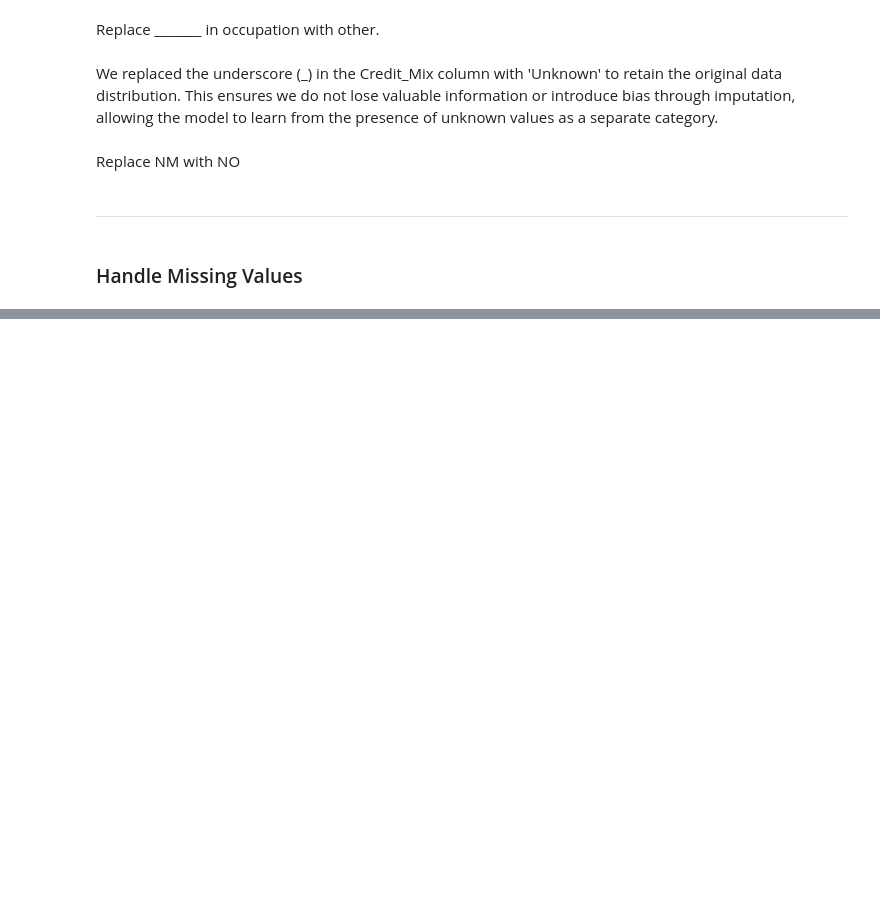
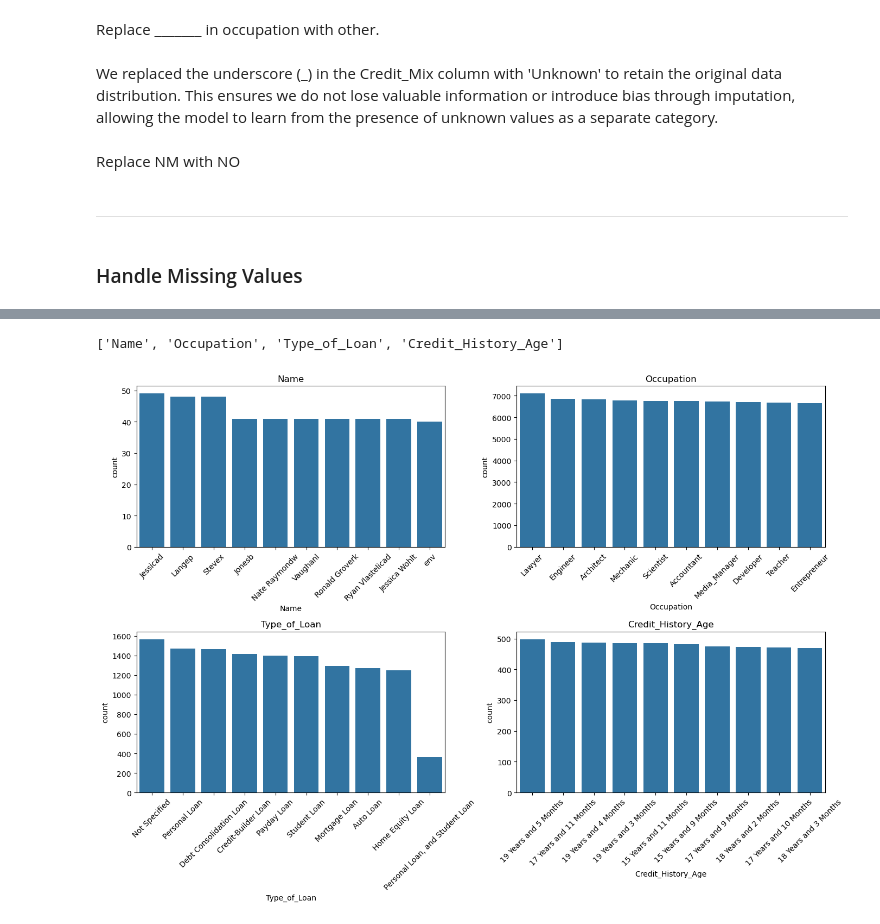
Before and after one commit to danisharain12/Credit-Score-Classification, a Jupyter notebook: Credit Score Classification.ipynb, the cells around one changed output, grey strips where cells are left out. Cells and saved outputs as stored; diff of their text form; code cells hidden in the pictures; blank space fills up the shorter version.

```diff
--- a/Credit Score Classification.ipynb
+++ b/Credit Score Classification.ipynb
@@ -339,7 +327,0 @@ plt.show()
-# %%
-non_null_vals = df['Monthly_Inhand_Salary'].dropna()
-
-# Fill missing with random samples from existing distribution
-df['Monthly_Inhand_Salary'] = df['Monthly_Inhand_Salary'].apply(
-    lambda x: np.random.choice(non_null_vals) if pd.isnull(x) else x
-)
@@ -351,10 +332,17 @@ plt.show()
+# %%
+num_cols = df.select_dtypes(include=['number']).columns
+
+for col in num_cols:
+    if df[col].isnull().sum() > 0:
+        non_null_values = df[col].dropna().values
+        df[col] = df[col].apply(lambda x: np.random.choice(non_null_values) if pd.isnull(x) else x)
 # %%
-plt.figure(figsize=(20, 15))
+# plt.figure(figsize=(20, 15))
 
-for i, col in enumerate(num_missing):
-    plt.subplot(4, 3, i + 1)
-    sns.histplot(data=df, x=col, kde=True)
-    plt.title(col)
+# for i, col in enumerate(num_missing):
+#     plt.subplot(4, 3, i + 1)
+#     sns.histplot(data=df, x=col, kde=True)
+#     plt.title(col)
 
-plt.tight_layout()
-plt.show()
+# plt.tight_layout()
+# plt.show()
@@ -363,3 +348,0 @@ plt.show()
-# %%
-for i in num_missing:
-    df[i].fillna(df[i].median(), inplace=True)
@@ -377,0 +349,19 @@ df[num_missing].describe()
+# %%
+cat = df.select_dtypes(include=['object']).columns
+cat_missing = [col for col in cat if df[col].isnull().sum() > 0]
+cat_missing
+# %% [output]
+['Name', 'Occupation', 'Type_of_Loan', 'Credit_History_Age']
+# %%
+plt.figure(figsize=(14,10))
+for i, col in enumerate(cat_missing):
+    plt.subplot(2, 2, i + 1)
+    top_10 = df[col].value_counts().nlargest(10).sort_values(ascending=False).index
+    sns.countplot(data=df[df[col].isin(top_10)], x=col, order=top_10)
+    plt.title(col)
+    plt.xticks(rotation=45)
+
+plt.tight_layout()
+plt.show()
+# %% [output]
+[figure, added]
```
Also changed, not shown: parts of 13 cells of this notebook.
